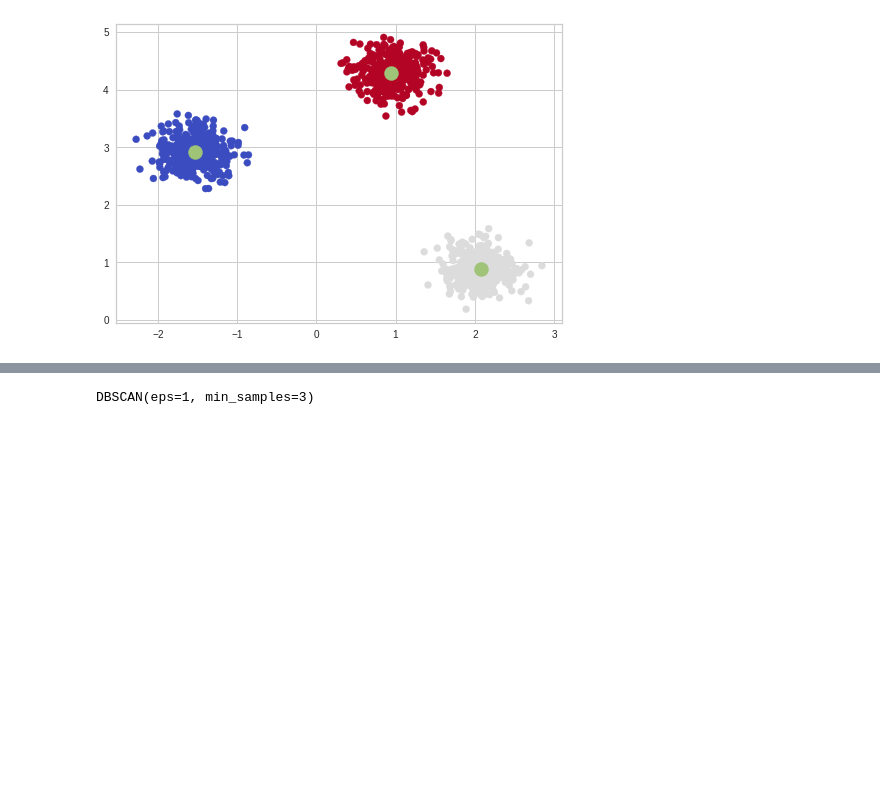
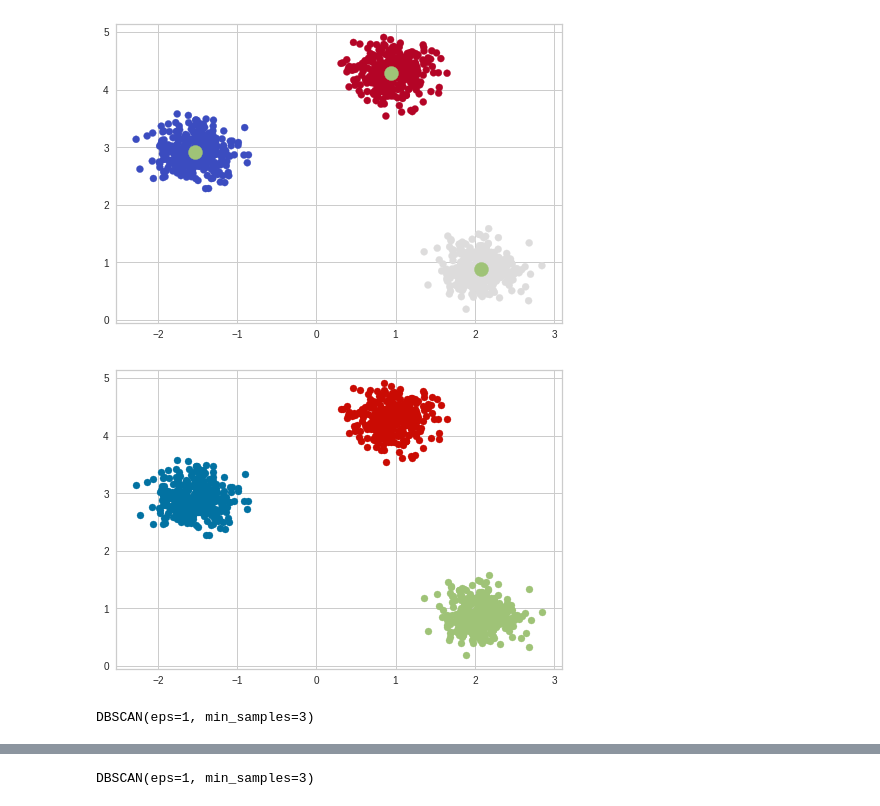
Before and after one commit to MYElmasry/DBSCAN-VS-KMeans, a Jupyter notebook: DBSCAN_VS_KMeans.ipynb, the cells around one changed output, grey strips where cells are left out. Drawn from its saved outputs; the diff is of its cells as text; code cells hidden in the pictures; blank space fills up the shorter version.

```diff
--- a/DBSCAN_VS_KMeans.ipynb
+++ b/DBSCAN_VS_KMeans.ipynb
@@ -67,0 +95,16 @@ plt.show()
+# %%
+plt.scatter(cluster0[:,0], cluster0[:,1])
+plt.scatter(cluster1[:,0], cluster1[:,1])
+plt.scatter(cluster2[:,0], cluster2[:,1])
+plt.show()
+# %% [output]
+[figure, added]
+# %%
+dbscan0 = DBSCAN(eps=1, min_samples=3)
+dbscan0.fit(cluster0)
+dbscan1 = DBSCAN(eps=1, min_samples=3)
+dbscan1.fit(cluster1)
+dbscan2 = DBSCAN(eps=1, min_samples=3)
+dbscan2.fit(cluster2)
+# %% [output]
+DBSCAN(eps=1, min_samples=3)
```
Also changed, not shown: parts of 22 cells of this notebook.
